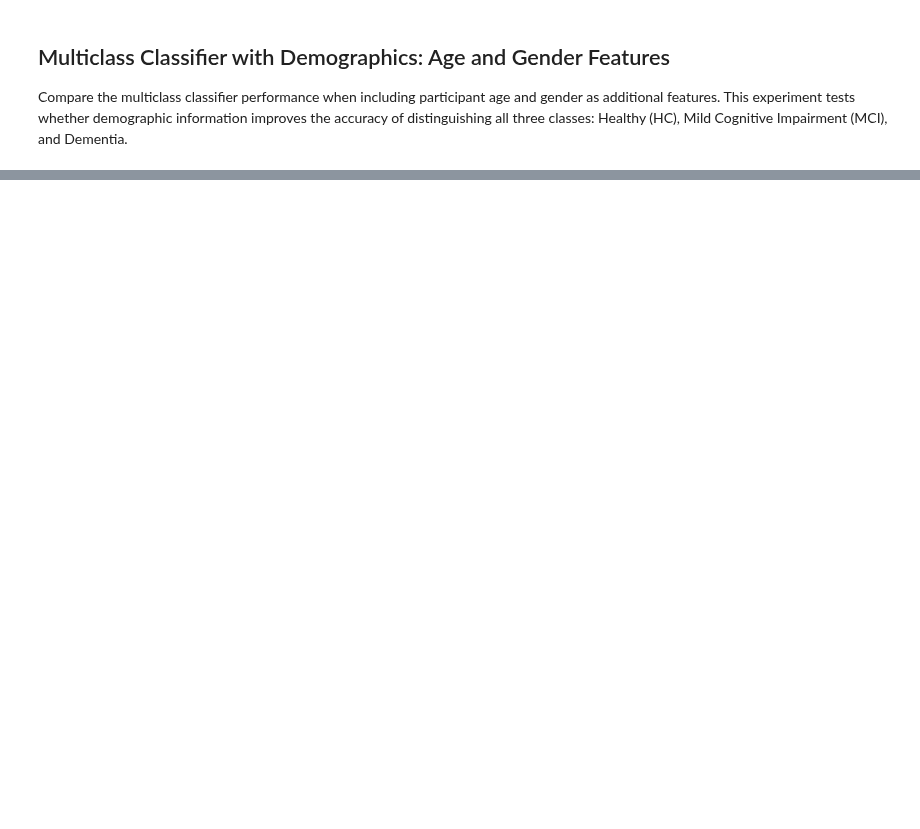
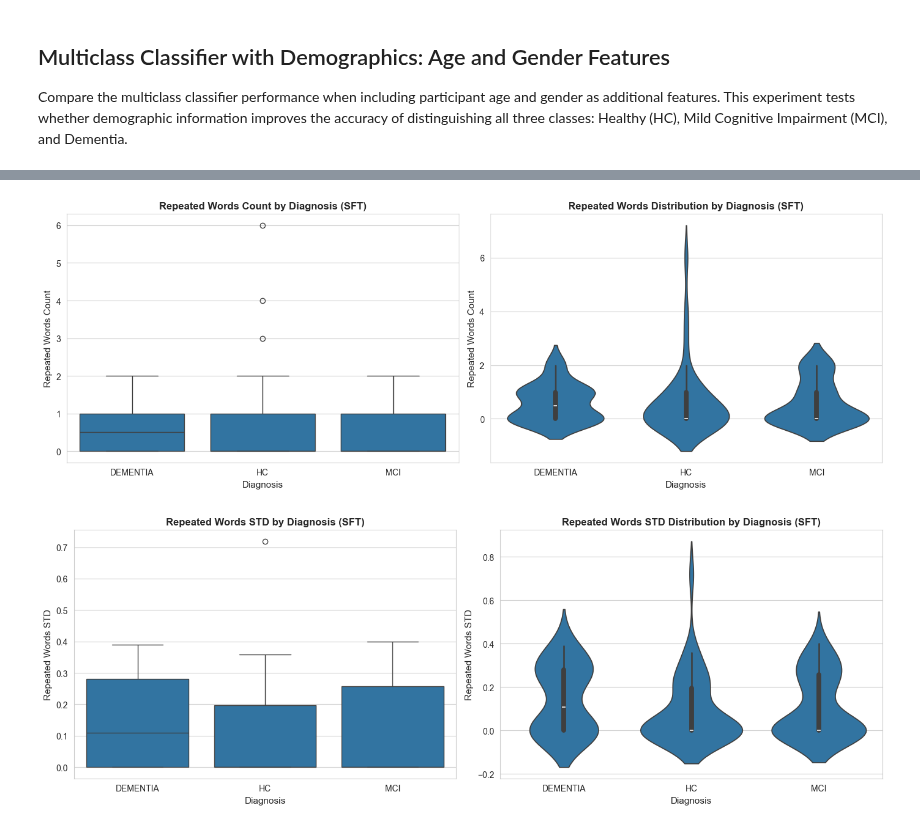
Before and after one commit to bentindal/cognospeak-pft-sft-pauses-data-analysis, a Jupyter notebook: transcript_analysis.ipynb, the cells around one changed output, grey strips where cells are left out. Cells and saved outputs as stored; diff of their text form; code cells hidden in the pictures; blank space fills up the shorter version.

```diff
--- a/transcript_analysis.ipynb
+++ b/transcript_analysis.ipynb
@@ -78,6 +103,15 @@ metadata.head()
 # %%
 # Data Summary: Count by Diagnosis and Task (PFT/SFT)
 import re
+
+# Determine the correct column name for recordings in metadata
+if 'anyon_IDs' in metadata.columns:
+    recording_col = 'anyon_IDs'
+elif 'recording' in metadata.columns:
+    recording_col = 'recording'
+else:
+    print("Available columns in metadata:", metadata.columns.tolist())
+    raise ValueError("Could not find recording column in metadata. Expected 'anyon_IDs' or 'recording'")
 
 # Get all transcript files
 transcript_paths = loader.discover_transcript_files()
@@ -97,8 +131,13 @@ for path in transcript_paths:
 transcript_df = pd.DataFrame(transcript_data)
 
 # Merge with metadata to get diagnosis
+# Rename the recording column if needed
+metadata_for_merge = metadata.copy()
+if recording_col != 'recording':
+    metadata_for_merge = metadata_for_merge.rename(columns={recording_col: 'recording'})
+
 transcript_with_diag = transcript_df.merge(
-    metadata.rename(columns={'anyon_IDs': 'recording'})[['recording', 'diagnosis']],
+    metadata_for_merge[['recording', 'diagnosis']],
     on='recording',
     how='left'
 )
@@ -1383,0 +2160,63 @@ print("=" * 80 + "\n")
+# %%
+# Visualize repeated words distribution by diagnosis
+import matplotlib.pyplot as plt
+import seaborn as sns
+
+# Filter to SFT only for visualization (since that's what we use for classification)
+sft_repeated = repeated_words_with_diag[repeated_words_with_diag['task'] == 'SFT'].copy()
+
+# Plot 1: Repeated Words Count
+fig, axes = plt.subplots(1, 2, figsize=(14, 5))
+
+# Box plot
+ax1 = axes[0]
+sns.boxplot(data=sft_repeated, x='diagnosis', y='repeated_words_count', ax=ax1)
+ax1.set_title('Repeated Words Count by Diagnosis (SFT)', fontsize=12, fontweight='bold')
+ax1.set_xlabel('Diagnosis', fontsize=11)
+ax1.set_ylabel('Repeated Words Count', fontsize=11)
+
+# Violin plot
+ax2 = axes[1]
+sns.violinplot(data=sft_repeated, x='diagnosis', y='repeated_words_count', ax=ax2)
+ax2.set_title('Repeated Words Distribution by Diagnosis (SFT)', fontsize=12, fontweight='bold')
+ax2.set_xlabel('Diagnosis', fontsize=11)
+ax2.set_ylabel('Repeated Words Count', fontsize=11)
+
+plt.tight_layout()
+plt.show()
+
+# Plot 2: Repeated Words STD
+fig, axes = plt.subplots(1, 2, figsize=(14, 5))
+
+# Box plot
+ax1 = axes[0]
+sns.boxplot(data=sft_repeated, x='diagnosis', y='repeated_words_std', ax=ax1)
+ax1.set_title('Repeated Words STD by Diagnosis (SFT)', fontsize=12, fontweight='bold')
+ax1.set_xlabel('Diagnosis', fontsize=11)
+ax1.set_ylabel('Repeated Words STD', fontsize=11)
+
+# Violin plot
+ax2 = axes[1]
+sns.violinplot(data=sft_repeated, x='diagnosis', y='repeated_words_std', ax=ax2)
+ax2.set_title('Repeated Words STD Distribution by Diagnosis (SFT)', fontsize=12, fontweight='bold')
+ax2.set_xlabel('Diagnosis', fontsize=11)
+ax2.set_ylabel('Repeated Words STD', fontsize=11)
+
+plt.tight_layout()
+plt.show()
+
+# Print descriptive statistics
+print("\n" + "=" * 80)
+print("DESCRIPTIVE STATISTICS: Repeated Words Count (SFT)")
+print("=" * 80)
+print_descriptive_stats(sft_repeated, 'diagnosis', value_col='repeated_words_count')
+print("=" * 80 + "\n")
+
+print("\n" + "=" * 80)
+print("DESCRIPTIVE STATISTICS: Repeated Words STD (SFT)")
+print("=" * 80)
+print_descriptive_stats(sft_repeated, 'diagnosis', value_col='repeated_words_std')
+print("=" * 80 + "\n")
+# %% [output]
+[figure, added]
+[figure, added]
```
Also changed, not shown: parts of 44 cells of this notebook, 8 other files.
